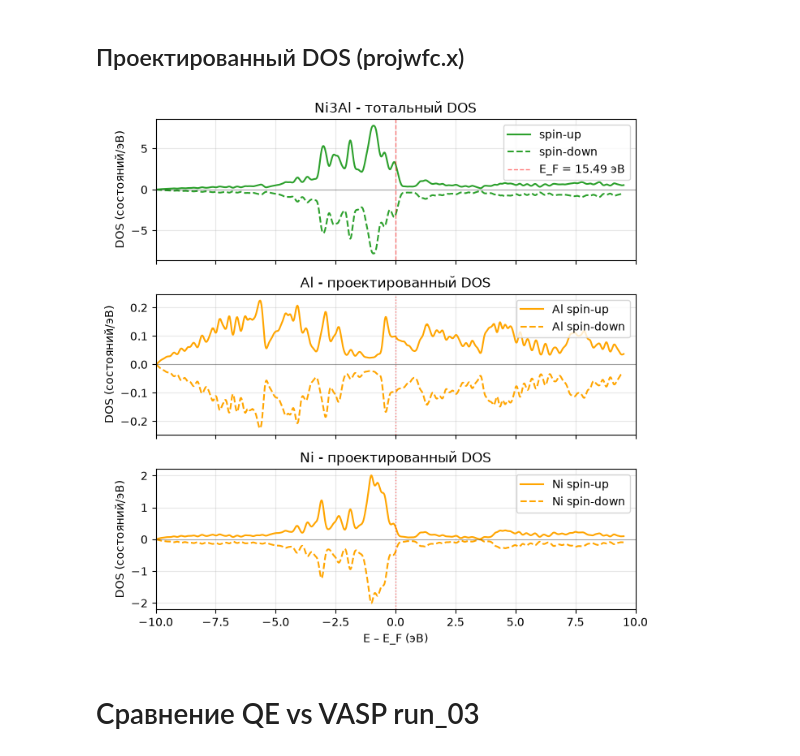
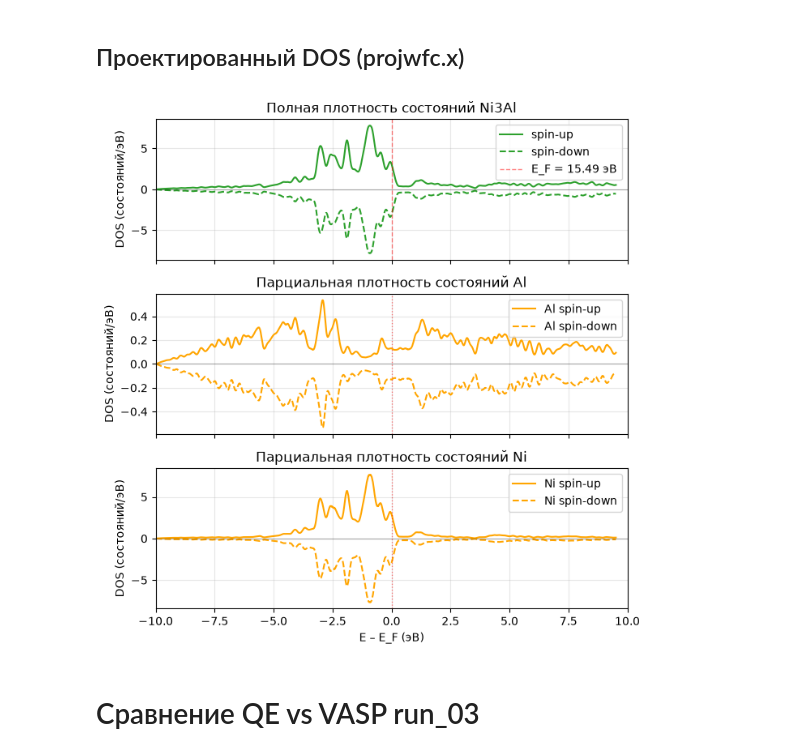
Before and after one commit to hherpa/HEA_L12, a Jupyter notebook: DFT/example_Ni3Al/QE_run_02/analysis_02_QE.ipynb, the cells around one changed output. Drawn from its saved outputs; the diff is of its cells as text; code cells hidden in the pictures.

Commit message:
fix(analysis): исправлен парсинг PDOS projwfc (сумма по всем m вместо m=0) и спин-резолв график полной DOS (Ni up/down, независимые оси X)

```diff
--- a/DFT/example_Ni3Al/QE_run_02/analysis_02_QE.ipynb
+++ b/DFT/example_Ni3Al/QE_run_02/analysis_02_QE.ipynb
@@ -594,8 +589,9 @@ def load_element_dos(system_dir, system_name):
                 up = np.zeros_like(energy)
                 dn = np.zeros_like(energy)
             n = data.shape[1]
-            if n >= 5:   # spin-polarized: E, ldosup, ldosdn, pdosup, pdosdn
-                up += data[:, 3]; dn += data[:, 4]
+            if n >= 5:   # spin-polarized: E, ldosup, ldosdw, [pdosup,pdosdw]*m (s:5,p:9,d:13 колонок).
+            # Брать надо ldosup/ldosdw (сумма по всем m), иначе теряются 2/3 p и 4/5 d
+                up += data[:, 1]; dn += data[:, 2]  # ldosup/ldosdw = сумма по всем m
             elif n == 3: # non-spin-polarized: E, ldos, pdos
                 up += data[:, 2]
         element_dos[elem] = {'energy': energy, 'up': up, 'dn': dn}
@@ -622,42 +618,42 @@ e_ni = Ni3Al_pdos_Ni['energy'] - Ni3Al_Fermi_energy
 
 fig, axes = plt.subplots(3, 1, figsize=(7, 7), sharex=True)
 
-# Ni3Al
+# TDOS Ni3Al
 axes[0].plot(e_total, dens_up_total, '-', label='spin-up', color='tab:green', linewidth=1.5)
 axes[0].plot(e_total, -dens_down_total, '--', label='spin-down', color='tab:green', linewidth=1.5)
 axes[0].axhline(0, color='k', linestyle='-', alpha=0.3, linewidth=0.8)
 axes[0].axvline(0, color='r', linestyle='--', alpha=0.5, linewidth=1, label=f'E_F = {Ni3Al_Fermi_energy:.2f} эВ')
 axes[0].set_ylabel('DOS (состояний/эВ)')
-axes[0].set_title('Ni3Al - тотальный DOS')
+axes[0].set_title('Полная плотность состояний Ni3Al')
 axes[0].grid(alpha=0.3)
 axes[0].legend()
 
-# Al
+# PDOS Al
 axes[1].plot(e_al, dens_up_Al, '-', label='Al spin-up', color='orange', linewidth=1.5)
 axes[1].plot(e_al, -dens_down_Al, '--', label='Al spin-down', color='orange', linewidth=1.5)
 axes[1].axhline(0, color='k', linestyle='-', alpha=0.3, linewidth=0.8)
 axes[1].axvline(0, color='r', linestyle=':', alpha=0.5, linewidth=1)
 axes[1].set_ylabel('DOS (состояний/эВ)')
-axes[1].set_title('Al - проектированный DOS')
+axes[1].set_title('Парциальная плотность состояний Al')
 axes[1].grid(alpha=0.3)
 axes[1].legend()
 
-# Ni
+# PDOS Ni
 axes[2].plot(e_ni, dens_up_Ni, '-', label='Ni spin-up', color='orange', linewidth=1.5)
 axes[2].plot(e_ni, -dens_down_Ni, '--', label='Ni spin-down', color='orange', linewidth=1.5)
 axes[2].axhline(0, color='k', linestyle='-', alpha=0.3, linewidth=0.8)
 axes[2].axvline(0, color='r', linestyle=':', alpha=0.5, linewidth=1)
 axes[2].set_xlabel('E – E_F (эВ)')
 axes[2].set_ylabel('DOS (состояний/эВ)')
-axes[2].set_title('Ni - проектированный DOS')
+axes[2].set_title('Парциальная плотность состояний Ni')
 axes[2].grid(alpha=0.3)
 axes[2].legend()
 
 plt.xlim(-10, 10)
 plt.tight_layout()
 plt.show()
 # %% [output]
-[figure, old version]
+[figure, new version]
 # %% [markdown]
 # Сравнение QE vs VASP run_03
 # %%
```
Also changed, not shown: parts of 2 cells of this notebook.
